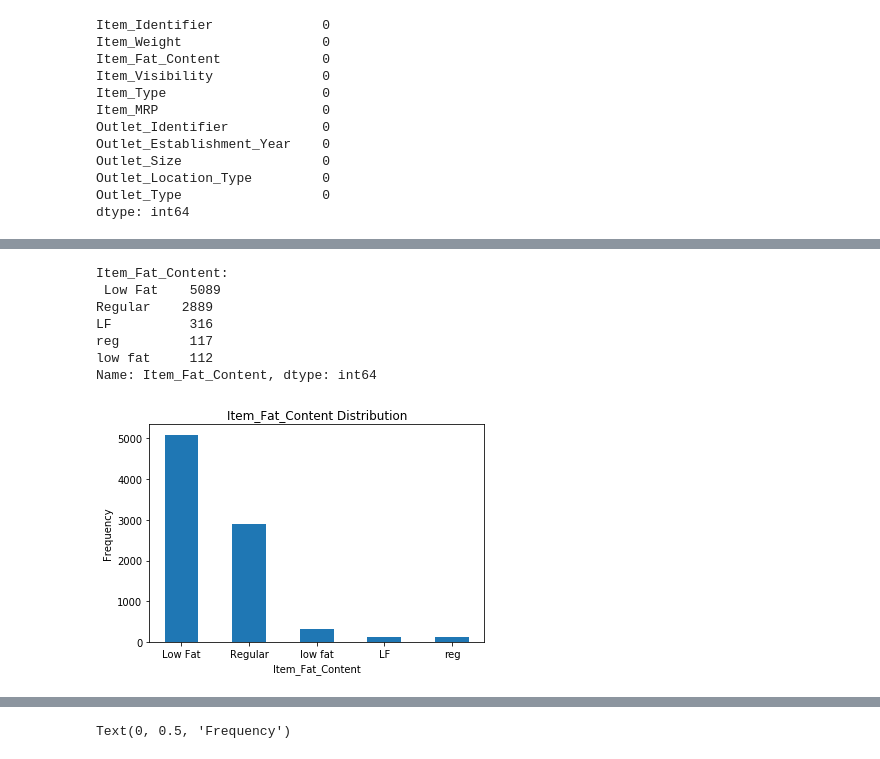
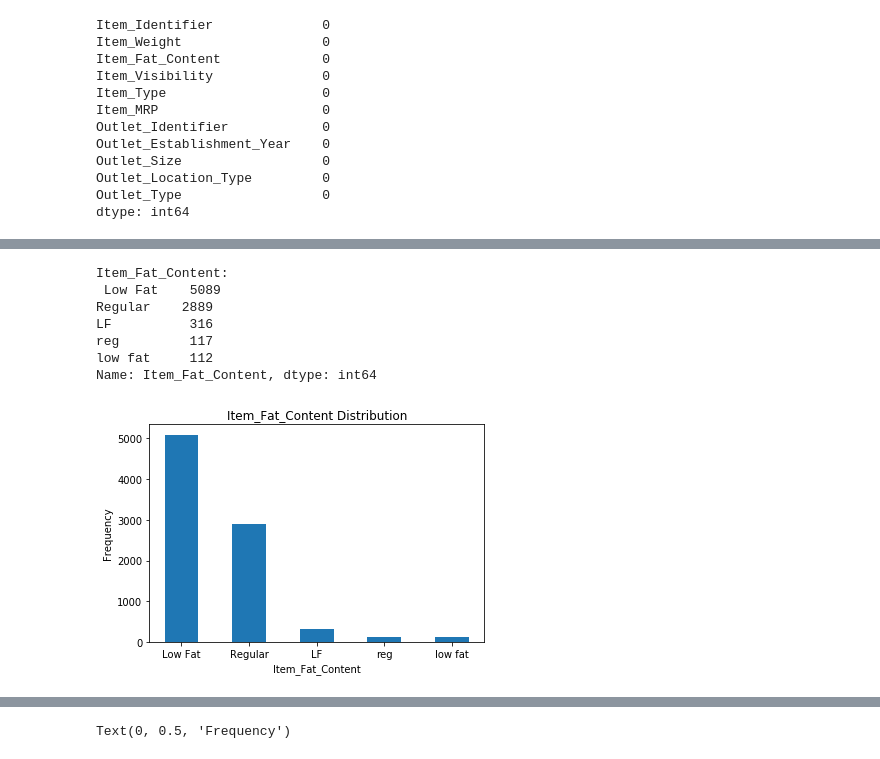
Before and after one commit to manashpratim/Big-Mart-Sales-Prediction, a Jupyter notebook: Big_Mart_Sales_Prediction.ipynb, the cells around one changed output, grey strips where cells are left out. Drawn from its saved outputs; the diff is of its cells as text; code cells hidden in the pictures.

```diff
--- a/Big_Mart_Sales_Prediction.ipynb
+++ b/Big_Mart_Sales_Prediction.ipynb
@@ -122,0 +146,15 @@ dtype: int64
+# %%
+# Let's categorize 'Item_Type' into 'Non consumables', 'Drinks' and 'Foods' according to the 'Item_Identifier'
+def item_identify(cols):
+  item_id=cols[0]
+  item_type=cols[1]
+
+  if item_id[:2] == 'NC':
+    return 'Non Consumables'
+  elif item_id[:2] == 'DR':
+    return 'Drinks'
+  else:
+    return 'Foods'
+# %%
+df1['Item_Type']=df1[['Item_Identifier','Item_Type']].apply(item_identify,axis=1)
+df2['Item_Type']=df2[['Item_Identifier','Item_Type']].apply(item_identify,axis=1)
@@ -123,19 +178,19 @@ dtype: int64
 # %%
 import numpy as np
 import matplotlib.pyplot as plt
-plt.bar(df1['Item_Fat_Content'].unique(), df1['Item_Fat_Content'].value_counts(), width=0.5, bottom=None, align='center', data=df1)
+plt.bar(df1['Item_Fat_Content'].value_counts().index, df1['Item_Fat_Content'].value_counts(), width=0.5, bottom=None, align='center', data=df1)
 plt.title('Item_Fat_Content Distribution')
 plt.xlabel('Item_Fat_Content')
 plt.ylabel('Frequency')
 print('Item_Fat_Content:\n',df1['Item_Fat_Content'].value_counts())
 #df1['Item_Fat_Content'].value_counts()
 # %% [output]
 Item_Fat_Content:
  Low Fat    5089
 Regular    2889
 LF          316
 reg         117
 low fat     112
 Name: Item_Fat_Content, dtype: int64
-[figure, old version]
+[figure, new version]
 # %%
```
Also changed, not shown: parts of 42 cells of this notebook.
